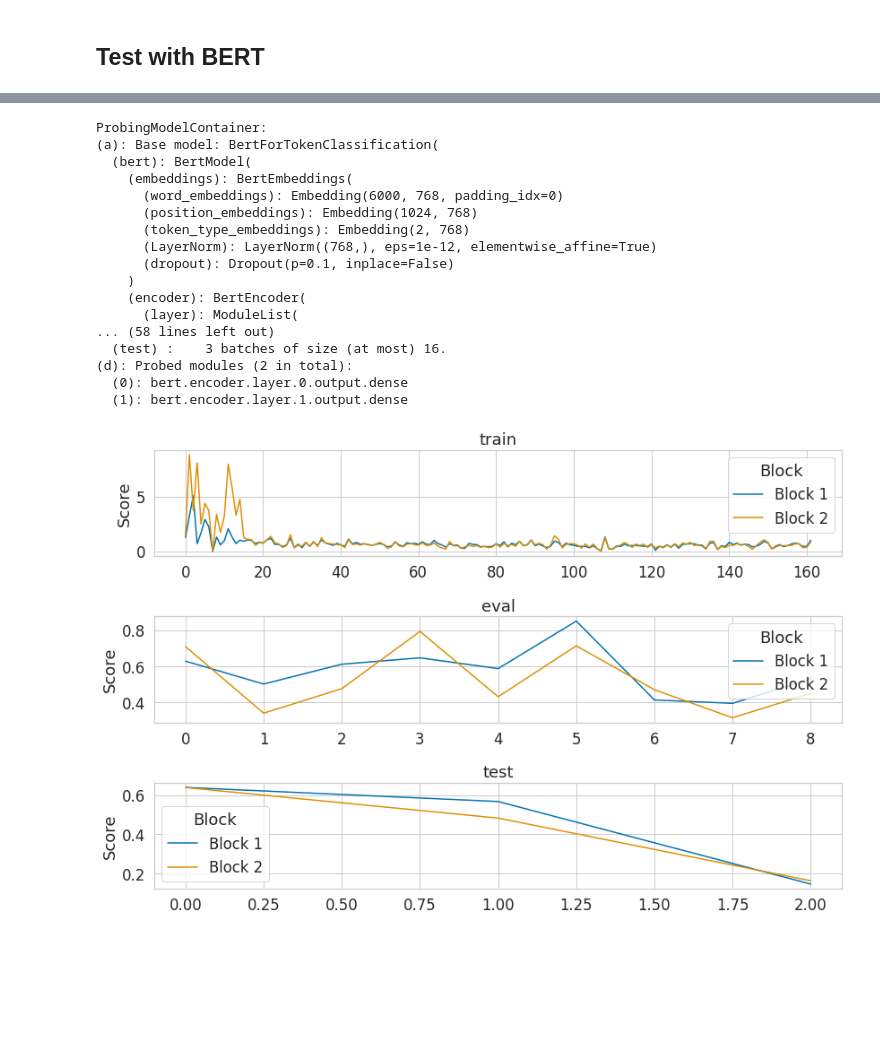
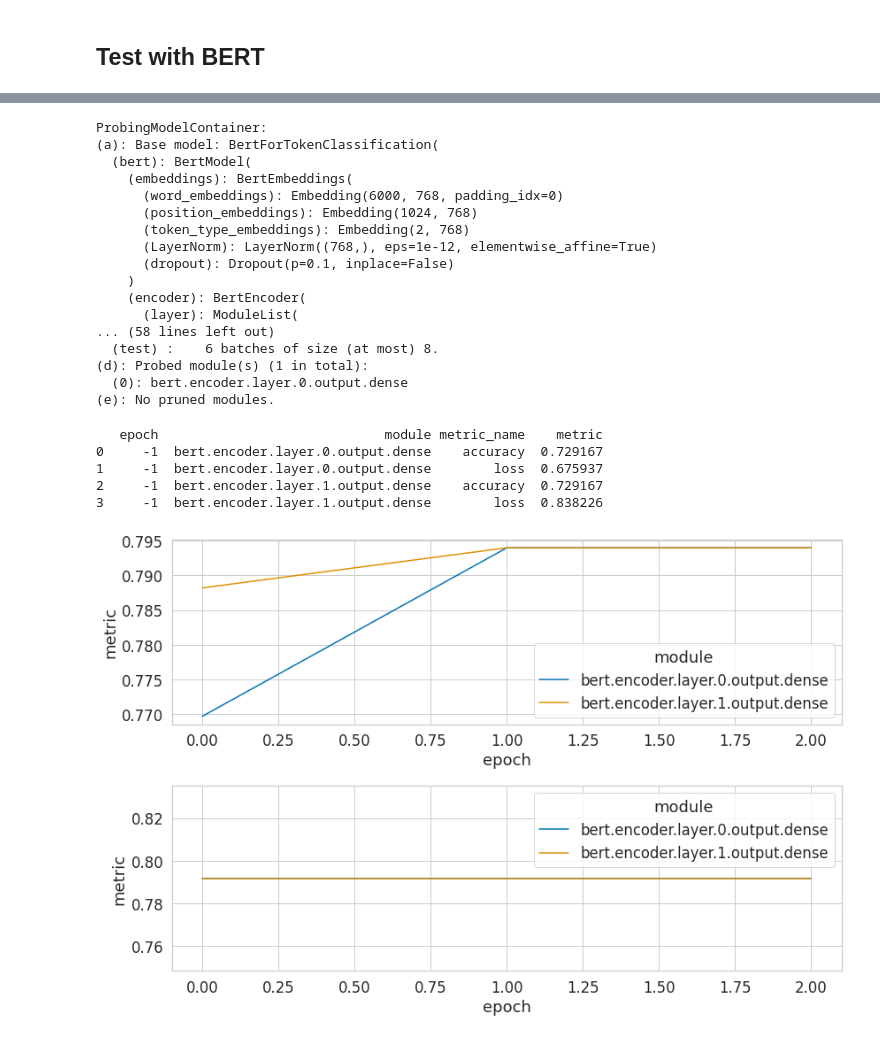
Before and after one commit to ulysses-camara/ulysses-curiosity, a Jupyter notebook: notebooks/test_notebook.ipynb, the cells around one changed output, grey strips where cells are left out. Saved outputs shown, nothing was run; the diff lists cells and outputs as text; code cells hidden in the pictures; blank space fills up the shorter version.

Commit message:
update: dump most recent tests from test_notebook

```diff
--- a/notebooks/test_notebook.ipynb
+++ b/notebooks/test_notebook.ipynb
@@ -257,7 +278,10 @@ def fn_pad(item):
     new_item = {}
     for k, v in item.items():
         if k != "labels":
-            new_item[k] = v + (1024 - len(v)) * [0]
+            if len(v) < 512:
+                new_item[k] = v + (512 - len(v)) * [0]
+            else:
+                new_item[k] = v[:512]
 
     total_segments = sum(lab == 1 for lab in item["labels"])
 
@@ -310,25 +335,33 @@ class ProbingModel(torch.nn.Module):
+# %%
+ProbingModel = curiosidade.probers.utils.get_probing_model_for_sequences(hidden_layer_dims=[128])
 # %%
+import torch
+
 probing_dataloader_train = torch.utils.data.DataLoader(
     df_train,
-    batch_size=16,
+    batch_size=4,
     shuffle=True,
 )
 
 probing_dataloader_eval = torch.utils.data.DataLoader(
     df_eval,
-    batch_size=16,
+    batch_size=8,
     shuffle=False,
 )
 
 probing_dataloader_test = torch.utils.data.DataLoader(
     df_test,
-    batch_size=16,
+    batch_size=8,
     shuffle=False,
 )
 # %%
 import functools
 
 loss_fn = torch.nn.CrossEntropyLoss()
+
+def accuracy_fn(logits, target):
+    _, cls_ids = logits.max(axis=-1)
+    return {"accuracy": (cls_ids == target).float().mean().item()}
 
 task = curiosidade.ProbingTaskCustom(
     probing_dataloader_train=probing_dataloader_train,
@@ -336,6 +369,8 @@ task = curiosidade.ProbingTaskCustom(
     probing_dataloader_test=probing_dataloader_test,
     loss_fn=loss_fn,
     task_name="debug_task_bert",
+    output_dim=num_cls,
+    metrics_fn=accuracy_fn,
 )
 
 probing_factory = curiosidade.ProbingModelFactory(
@@ -347,8 +382,9 @@ probing_factory = curiosidade.ProbingModelFactory(
 prober = curiosidade.core.attach_probers(
     base_model=transformer_model,
     probing_model_factory=probing_factory,
-    modules_to_attach="bert.encoder.layer.\d+.output.dense",
+    modules_to_attach="bert.encoder.layer.0.output.dense",
     device="cuda",
+    prune_unrelated_modules=None,
 )
 
 prober
@@ -366,10 +402,10 @@ ProbingModelContainer:
     (encoder): BertEncoder(
       (layer): ModuleList(
 ... (58 lines left out)
-  (test) :    3 batches of size (at most) 16.
-(d): Probed modules (2 in total):
+  (test) :    6 batches of size (at most) 8.
+(d): Probed module(s) (1 in total):
   (0): bert.encoder.layer.0.output.dense
-  (1): bert.encoder.layer.1.output.dense
+(e): No pruned modules.
 # %%
 probing_res = prober.train(
     num_epochs=3,
@@ -377,32 +413,30 @@ probing_res = prober.train(
 )
 # %%
 def create_plot(data, ax, split):
-    df = pd.DataFrame.from_dict(data)
-
-    ax.set_title(split)
-
-    df = pd.DataFrame(np.vstack((
-        list(zip(df.shape[0] * ["Block 1"], df.iloc[:, 0])),
-        list(zip(df.shape[0] * ["Block 2"], df.iloc[:, 1])),
-    )), columns=["Block", "Score"])
-
-    df["Score"] = df["Score"].astype(float)
-    sns.lineplot(x=df.index % (df.shape[0]//2), y="Score", hue="Block", data=df, ax=ax);
+    df = data.to_pandas(aggregate_by=["epoch", "module", "metric_name"])
+    df = df.loc[df["metric_name"] == "accuracy"]
+    sns.lineplot(x="epoch", y="metric", hue="module", data=df, ax=ax);
 
 
 sns.set_theme(
     context="notebook",
     style="whitegrid",
     font_scale=1.5,
     palette="colorblind",
 )
 
-fig, (ax1, ax2, ax3) = plt.subplots(3, figsize=(12, 8))
+fig, (ax1, ax2) = plt.subplots(2, figsize=(12, 8))
 
 create_plot(probing_res.train, ax=ax1, split="train")
 create_plot(probing_res.eval, ax=ax2, split="eval")
-create_plot(probing_res.test, ax=ax3, split="test")
+
+print(probing_res.test.to_pandas(["epoch", "module", "metric_name"]))
 
 plt.tight_layout()
 # %% [output]
+   epoch                             module metric_name    metric
+0     -1  bert.encoder.layer.0.output.dense    accuracy  0.729167
+1     -1  bert.encoder.layer.0.output.dense        loss  0.675937
+2     -1  bert.encoder.layer.1.output.dense    accuracy  0.729167
+3     -1  bert.encoder.layer.1.output.dense        loss  0.838226
-[figure, old version]
+[figure, new version]
```
Also changed, not shown: parts of 11 cells of this notebook.
